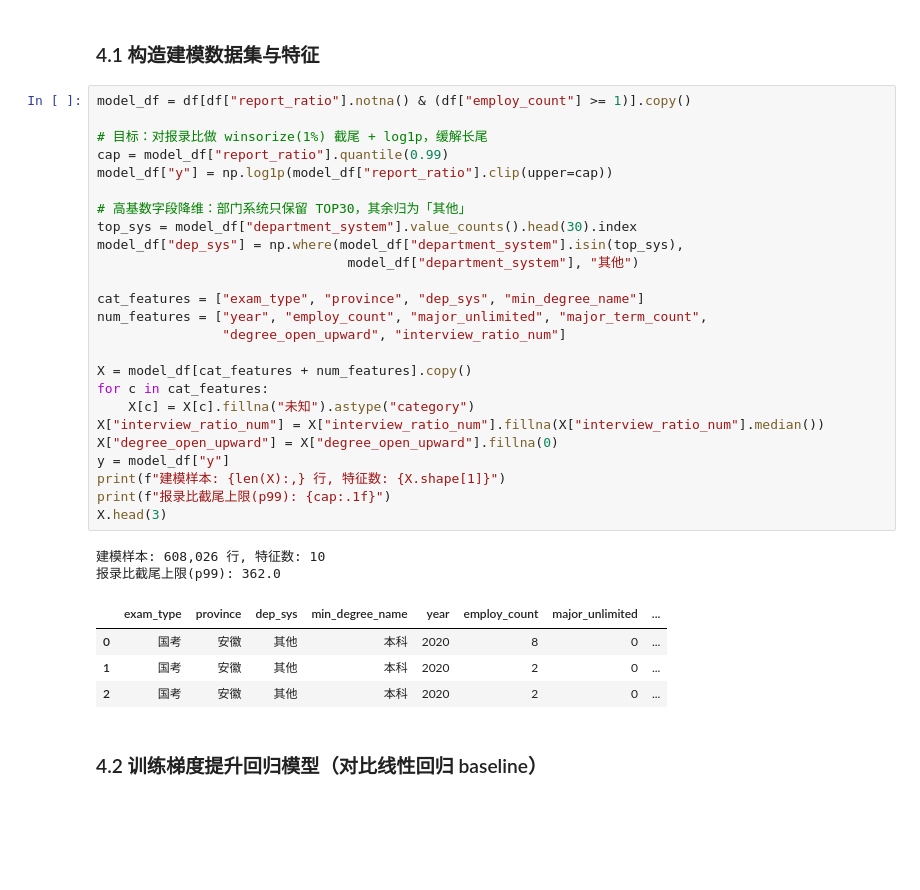
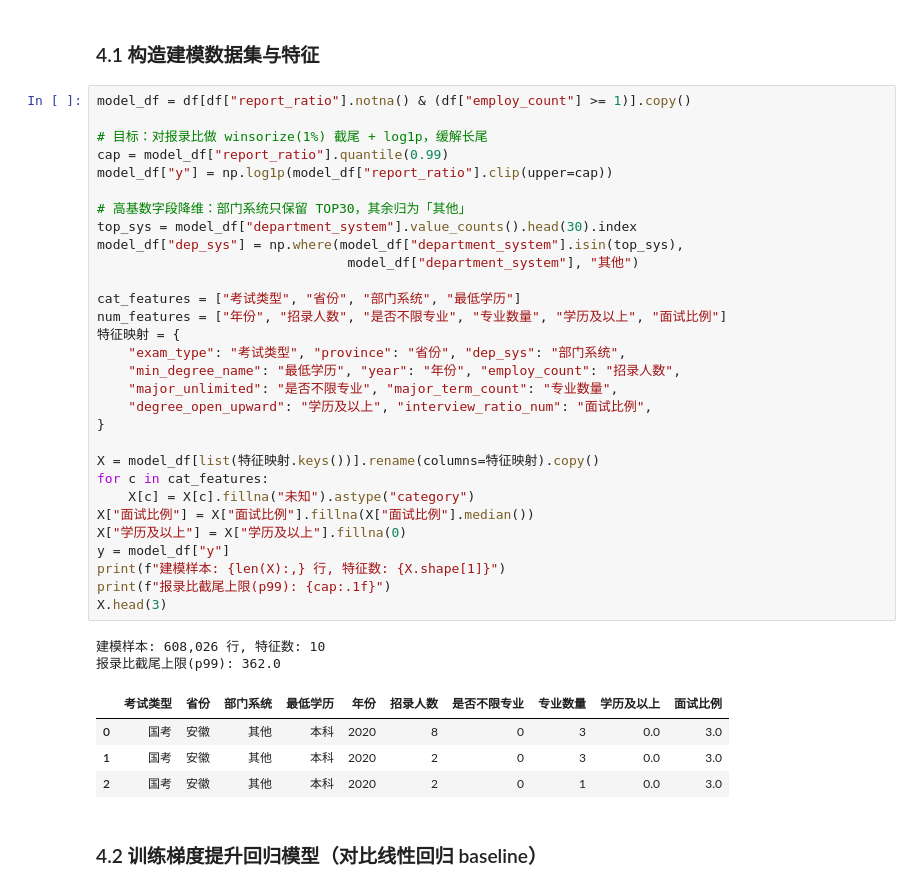
Before and after one commit to Hello0711/kaogong, a Jupyter notebook: notebooks/gongkao_analysis.ipynb, the cells around one changed output. Cells and saved outputs as stored; diff of their text form; blank space fills up the shorter version.

```diff
--- a/notebooks/gongkao_analysis.ipynb
+++ b/notebooks/gongkao_analysis.ipynb
@@ -347,35 +359,40 @@ plt.show()
 # %%
 model_df = df[df["report_ratio"].notna() & (df["employ_count"] >= 1)].copy()
 
 # 目标：对报录比做 winsorize(1%) 截尾 + log1p，缓解长尾
 cap = model_df["report_ratio"].quantile(0.99)
 model_df["y"] = np.log1p(model_df["report_ratio"].clip(upper=cap))
 
 # 高基数字段降维：部门系统只保留 TOP30，其余归为「其他」
 top_sys = model_df["department_system"].value_counts().head(30).index
 model_df["dep_sys"] = np.where(model_df["department_system"].isin(top_sys),
                                 model_df["department_system"], "其他")
 
-cat_features = ["exam_type", "province", "dep_sys", "min_degree_name"]
-num_features = ["year", "employ_count", "major_unlimited", "major_term_count",
-                "degree_open_upward", "interview_ratio_num"]
+cat_features = ["考试类型", "省份", "部门系统", "最低学历"]
+num_features = ["年份", "招录人数", "是否不限专业", "专业数量", "学历及以上", "面试比例"]
+特征映射 = {
+    "exam_type": "考试类型", "province": "省份", "dep_sys": "部门系统",
+    "min_degree_name": "最低学历", "year": "年份", "employ_count": "招录人数",
+    "major_unlimited": "是否不限专业", "major_term_count": "专业数量",
+    "degree_open_upward": "学历及以上", "interview_ratio_num": "面试比例",
+}
 
-X = model_df[cat_features + num_features].copy()
+X = model_df[list(特征映射.keys())].rename(columns=特征映射).copy()
 for c in cat_features:
     X[c] = X[c].fillna("未知").astype("category")
-X["interview_ratio_num"] = X["interview_ratio_num"].fillna(X["interview_ratio_num"].median())
-X["degree_open_upward"] = X["degree_open_upward"].fillna(0)
+X["面试比例"] = X["面试比例"].fillna(X["面试比例"].median())
+X["学历及以上"] = X["学历及以上"].fillna(0)
 y = model_df["y"]
 print(f"建模样本: {len(X):,} 行, 特征数: {X.shape[1]}")
 print(f"报录比截尾上限(p99): {cap:.1f}")
 X.head(3)
 # %% [output]
 建模样本: 608,026 行, 特征数: 10
 报录比截尾上限(p99): 362.0
-|  | exam_type | province | dep_sys | min_degree_name | year | employ_count | major_unlimited | ... |
-| 0 | 国考 | 安徽 | 其他 | 本科 | 2020 | 8 | 0 | ... |
-| 1 | 国考 | 安徽 | 其他 | 本科 | 2020 | 2 | 0 | ... |
-| 2 | 国考 | 安徽 | 其他 | 本科 | 2020 | 2 | 0 | ... |
+|  | 考试类型 | 省份 | 部门系统 | 最低学历 | 年份 | 招录人数 | 是否不限专业 | 专业数量 | 学历及以上 | 面试比例 |
+| 0 | 国考 | 安徽 | 其他 | 本科 | 2020 | 8 | 0 | 3 | 0.0 | 3.0 |
+| 1 | 国考 | 安徽 | 其他 | 本科 | 2020 | 2 | 0 | 3 | 0.0 | 3.0 |
+| 2 | 国考 | 安徽 | 其他 | 本科 | 2020 | 2 | 0 | 1 | 0.0 | 3.0 |
 # %% [markdown]
 ### 4.2 训练梯度提升回归模型（对比线性回归 baseline）
 # %%
```
Also changed, not shown: parts of 9 cells of this notebook, 5 other files.
